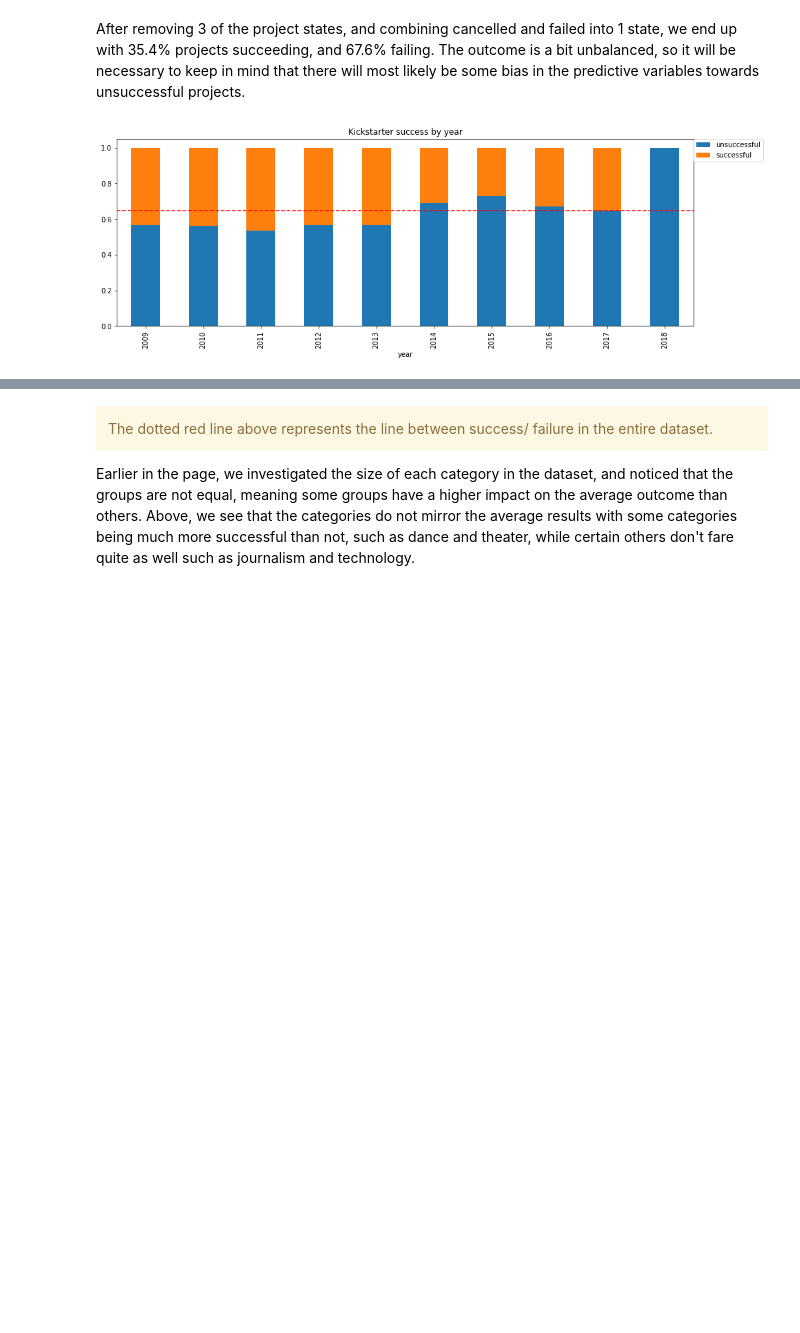
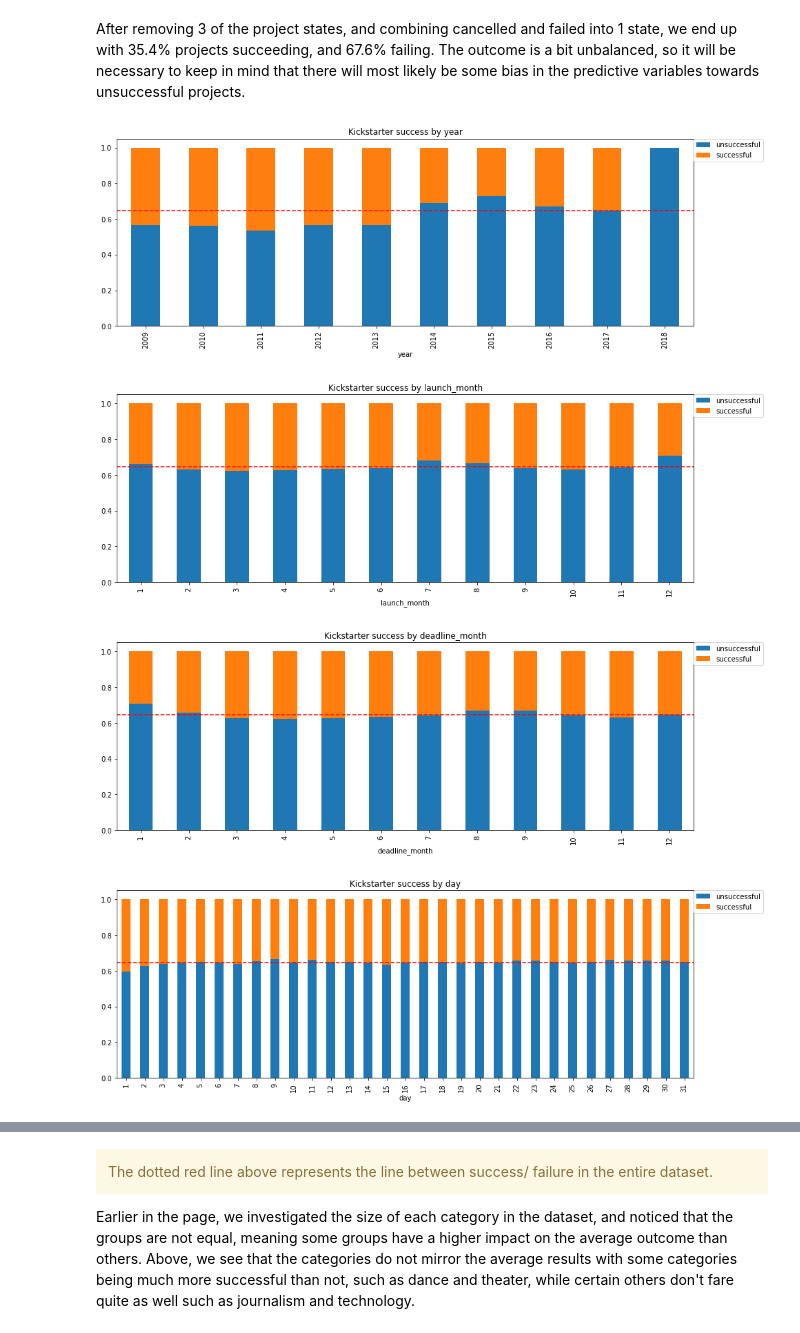
Before and after one commit to mhuh22/Thinkful, a Jupyter notebook: Bootcamp/Unit 3/Lesson 7 - Capstone/Predicting The Outcome of Kickstarter Projects.ipynb, the cells around one changed output, grey strips where cells are left out. Saved outputs shown, nothing was run; the diff lists cells and outputs as text; code cells hidden in the pictures; blank space fills up the shorter version.

```diff
--- a/Bootcamp/Unit 3/Lesson 7 - Capstone/Predicting The Outcome of Kickstarter Projects.ipynb
+++ b/Bootcamp/Unit 3/Lesson 7 - Capstone/Predicting The Outcome of Kickstarter Projects.ipynb
@@ -346,17 +327,27 @@ After removing 3 of the project states, and combining cancelled and failed into
 # %%
 plt.rcParams['figure.figsize'] = [15,5]
 
-# Finds percentages of all categories
-container = kickstart_data.groupby(['year', 'state'])['year'].count().unstack('state')
-totals = kickstart_data.groupby(['year'])['state'].count()
-container = container.div(totals, axis = 0)
+def percent_extraction (feature):
+    # Finds percentages of all values in a category
+    container = kickstart_data.groupby([feature, 'state'])[feature].count().unstack('state')
+    totals = kickstart_data.groupby([feature])['state'].count()
+    container = container.div(totals, axis = 0)
 
-# Plots the bar chart
-container.columns = ['unsuccessful', 'successful']
-container.plot(kind='bar', stacked=True)
-plt.title('Kickstarter success by year')
-plt.axhline(y=0.646, color='r', ls='--')
-plt.legend(bbox_to_anchor=(1, 1), loc=2, borderaxespad=0.)
-plt.show()
+    # Plots the bar chart
+    container.columns = ['unsuccessful', 'successful']
+    container.plot(kind='bar', stacked=True)
+    plt.title('Kickstarter success by {}'.format(feature))
+    plt.axhline(y=0.646, color='r', ls='--')
+    plt.legend(bbox_to_anchor=(1, 1), loc=2, borderaxespad=0.)
+    plt.show()
-# %% [output]
-[figure, removed]
+# %%
+# View success rate bu year, launch month, deadline month, and day of month
+percent_extraction('year')
+percent_extraction('launch_month')
+percent_extraction('deadline_month')
+percent_extraction('day')
+# %% [output]
+[figure, added]
+[figure, added]
+[figure, added]
+[figure, added]
```
Also changed, not shown: parts of 63 cells of this notebook.
